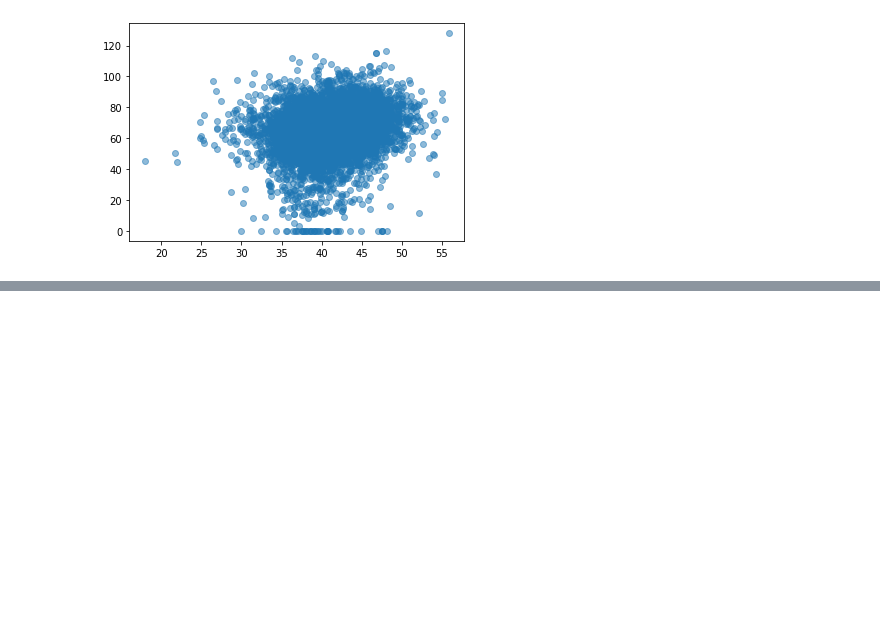
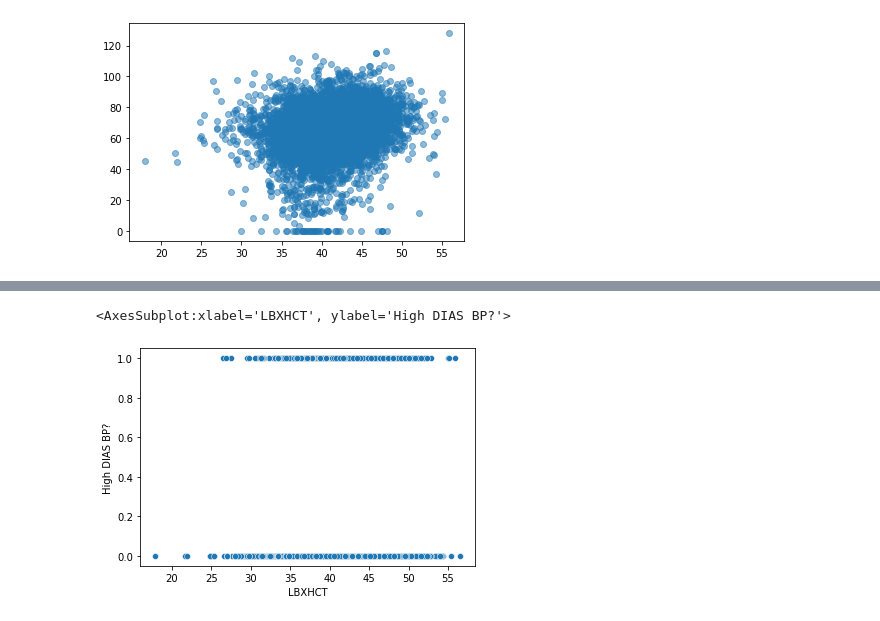
Before and after one commit to noodleybroodley/Final-Capstone, a Jupyter notebook: notebooks/test.ipynb, the cells around one changed output, grey strips where cells are left out. Saved outputs shown, nothing was run; the diff lists cells and outputs as text; code cells hidden in the pictures; blank space fills up the shorter version.

Commit message:
more data viz, created first logistic regression model

```diff
--- a/notebooks/test.ipynb
+++ b/notebooks/test.ipynb
@@ -143,0 +145,5 @@ sns.catplot(x='DMDMARTL', y='AVG DIAS BP',kind='box', data=test_df)
+# %%
+sns.scatterplot(x='LBXHCT', y='High DIAS BP?',data=test_df)
+# %% [output]
+<AxesSubplot:xlabel='LBXHCT', ylabel='High DIAS BP?'>
+[figure, added]
```
Also changed, not shown: parts of 8 cells of this notebook, 1 other file.
